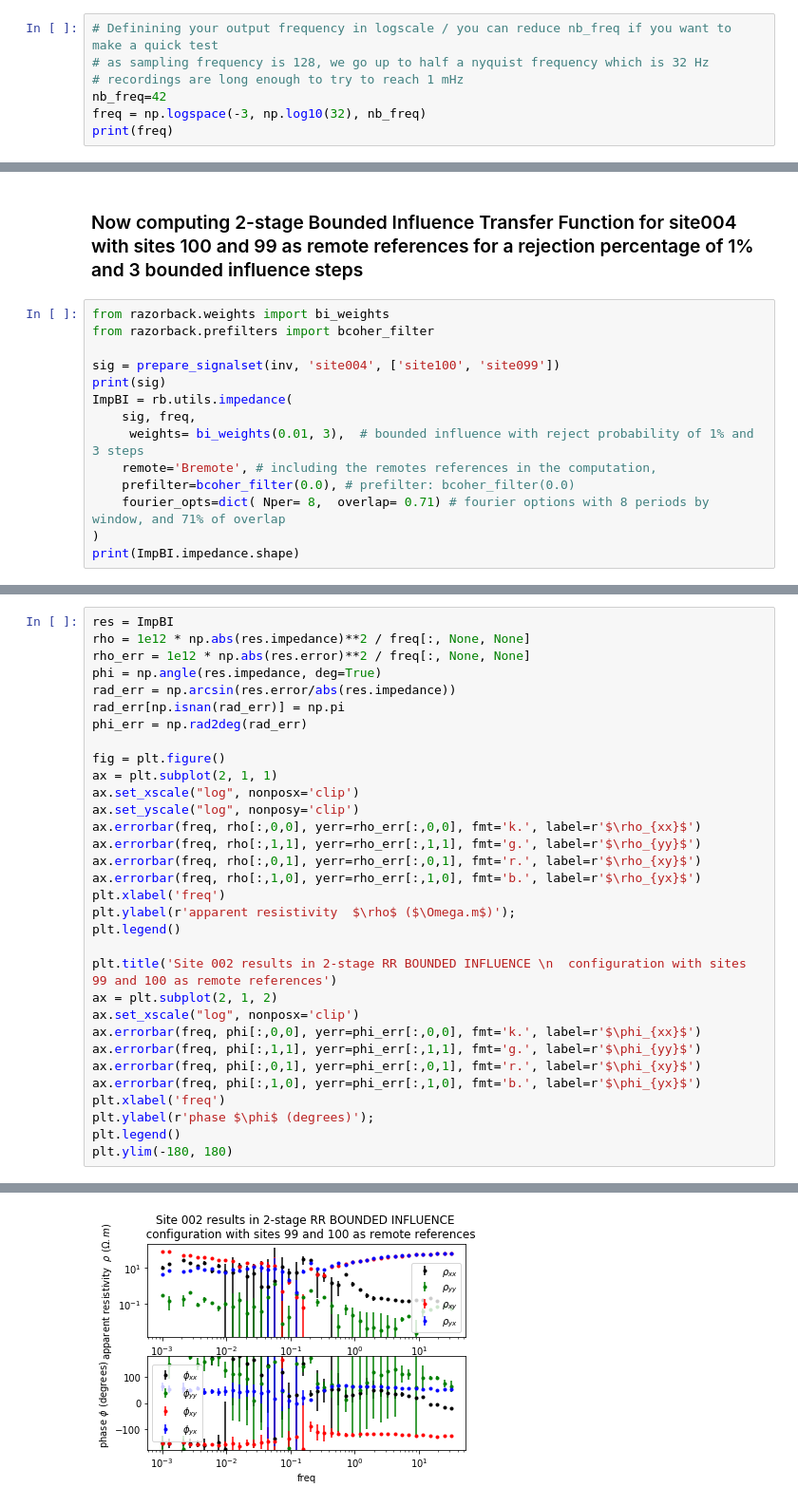
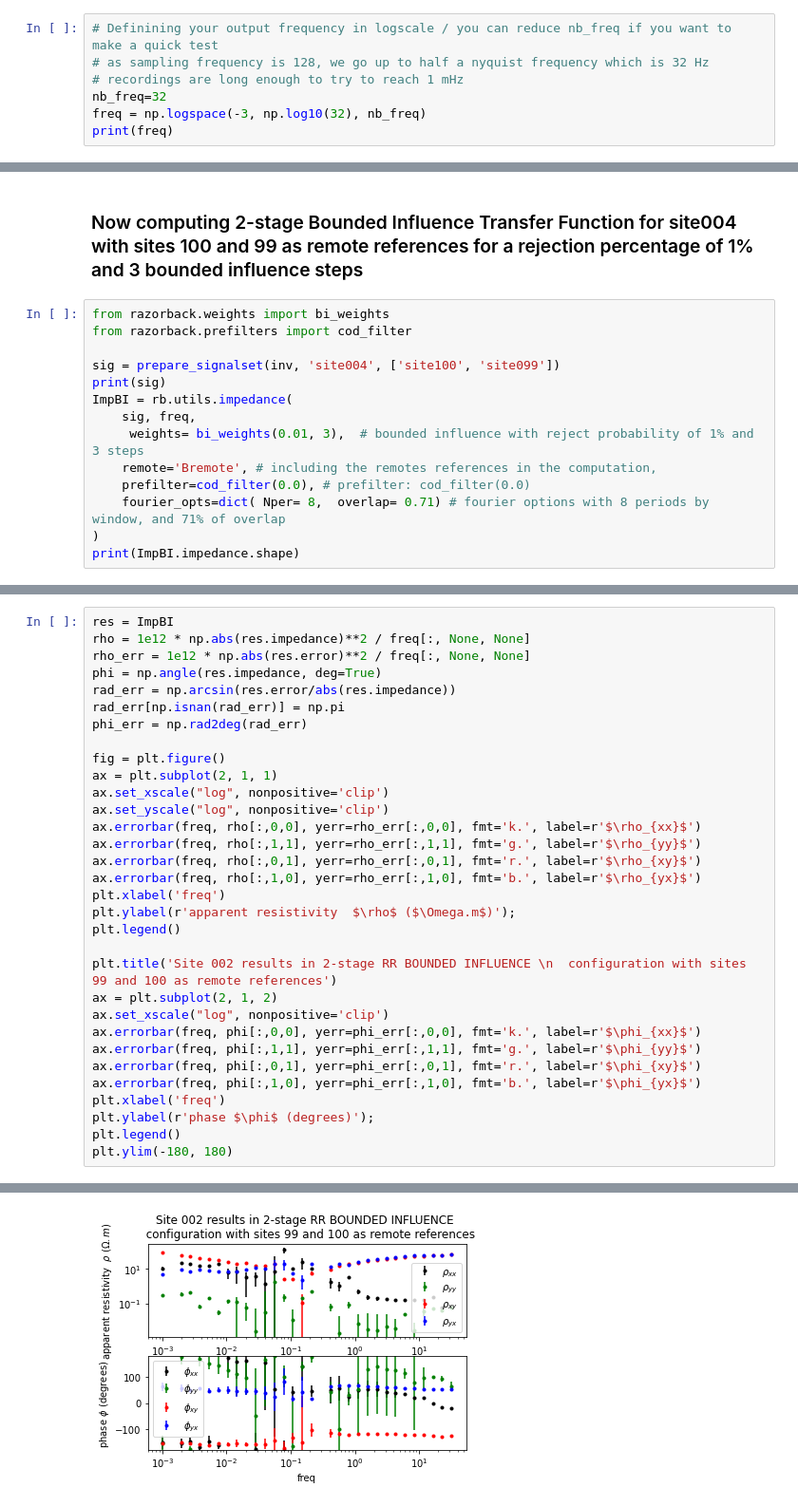
Before and after one commit to BRGM/razorback, a Jupyter notebook: docs/source/tutorials/survey-study.ipynb, the cells around one changed output, grey strips where cells are left out. Shown at 95% size. Drawn from its saved outputs; the diff is of its cells as text.

```diff
--- a/docs/source/tutorials/survey-study.ipynb
+++ b/docs/source/tutorials/survey-study.ipynb
@@ -188,7 +188,7 @@ Defining a frequency array in logscale for TF computation
 # Definining your output frequency in logscale / you can reduce nb_freq if you want to make a quick test
 # as sampling frequency is 128, we go up to half a nyquist frequency which is 32 Hz
 # recordings are long enough to try to reach 1 mHz
-nb_freq=42
+nb_freq=32
 freq = np.logspace(-3, np.log10(32), nb_freq)
 print(freq)
 # %% [output]
@@ -340,7 +337,7 @@ plt.ylim(-180, 180)
 ### Now computing 2-stage Bounded Influence Transfer Function for site004 with sites 100 and 99 as remote references for a rejection percentage of 1% and 3 bounded influence steps
 # %%
 from razorback.weights import bi_weights
-from razorback.prefilters import bcoher_filter
+from razorback.prefilters import cod_filter
 
 sig = prepare_signalset(inv, 'site004', ['site100', 'site099'])
 print(sig)
@@ -348,7 +345,7 @@ ImpBI = rb.utils.impedance(
     sig, freq,
      weights= bi_weights(0.01, 3),  # bounded influence with reject probability of 1% and 3 steps
     remote='Bremote', # including the remotes references in the computation,
-    prefilter=bcoher_filter(0.0), # prefilter: bcoher_filter(0.0)
+    prefilter=cod_filter(0.0), # prefilter: cod_filter(0.0)
     fourier_opts=dict( Nper= 8,  overlap= 0.71) # fourier options with 8 periods by window, and 71% of overlap
 )
 print(ImpBI.impedance.shape)
@@ -381,8 +378,8 @@ phi_err = np.rad2deg(rad_err)
 
 fig = plt.figure()
 ax = plt.subplot(2, 1, 1)
-ax.set_xscale("log", nonposx='clip')
-ax.set_yscale("log", nonposy='clip')
+ax.set_xscale("log", nonpositive='clip')
+ax.set_yscale("log", nonpositive='clip')
 ax.errorbar(freq, rho[:,0,0], yerr=rho_err[:,0,0], fmt='k.', label=r'$\rho_{xx}$')
 ax.errorbar(freq, rho[:,1,1], yerr=rho_err[:,1,1], fmt='g.', label=r'$\rho_{yy}$')
 ax.errorbar(freq, rho[:,0,1], yerr=rho_err[:,0,1], fmt='r.', label=r'$\rho_{xy}$')
@@ -393,7 +390,7 @@ plt.legend()
 
 plt.title('Site 002 results in 2-stage RR BOUNDED INFLUENCE \n  configuration with sites 99 and 100 as remote references')
 ax = plt.subplot(2, 1, 2)
-ax.set_xscale("log", nonposx='clip')
+ax.set_xscale("log", nonpositive='clip')
 ax.errorbar(freq, phi[:,0,0], yerr=phi_err[:,0,0], fmt='k.', label=r'$\phi_{xx}$')
 ax.errorbar(freq, phi[:,1,1], yerr=phi_err[:,1,1], fmt='g.', label=r'$\phi_{yy}$')
 ax.errorbar(freq, phi[:,0,1], yerr=phi_err[:,0,1], fmt='r.', label=r'$\phi_{xy}$')
@@ -407 +404 @@ plt.ylim(-180, 180)
-[figure, old version]
+[figure, new version]
```
Also changed, not shown: parts of 9 cells of this notebook, 2 other files.
